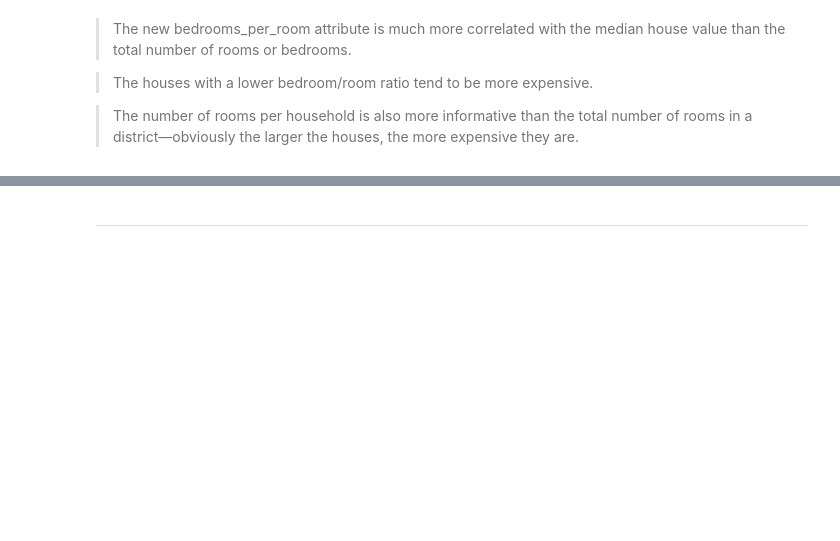
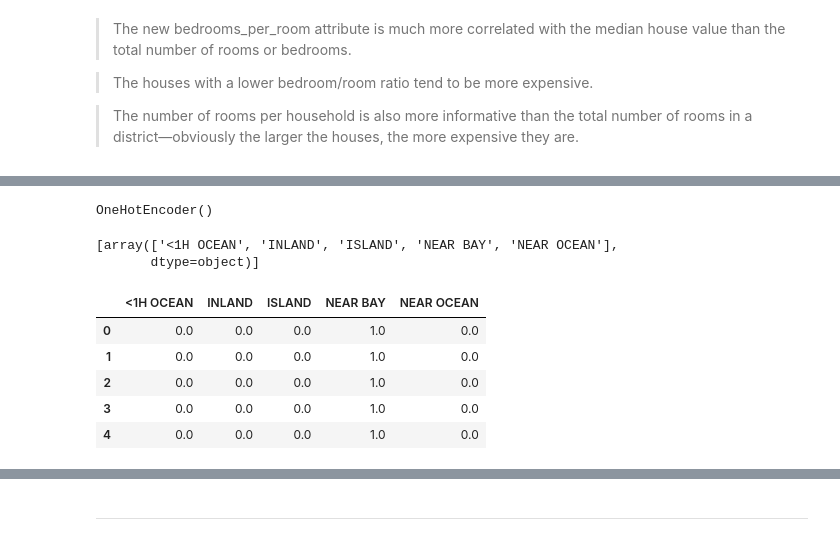
Before and after one commit to Shriram-Vibhute/House_Price_Prediction, a Jupyter notebook: project.ipynb, the cells around one changed output, grey strips where cells are left out. Saved outputs shown, nothing was run; the diff lists cells and outputs as text; code cells hidden in the pictures; blank space fills up the shorter version.

```diff
--- a/project.ipynb
+++ b/project.ipynb
@@ -229,8 +283,10 @@ temp_housing['total_bedrooms'].isna().values.sum()
 > # **FEATURE ENGINEERING**
 
 > Performing Attribute Combinations
+# %%
+temp_housing3 = temp_housing2.copy()
 # %%
-temp_housing["rooms_per_house"] = temp_housing["total_rooms"] / temp_housing["households"]
-temp_housing["people_per_house"] = temp_housing["population"] / temp_housing["households"]
-temp_housing["bedrooms_ratio"] = temp_housing["total_bedrooms"] / temp_housing["total_rooms"]
+temp_housing3["rooms_per_house"] = temp_housing3["total_rooms"] / temp_housing3["households"]
+temp_housing3["people_per_house"] = temp_housing3["population"] / temp_housing3["households"]
+temp_housing3["bedrooms_ratio"] = temp_housing3["total_bedrooms"] / temp_housing3["total_rooms"]
 # %%
@@ -262,0 +344,24 @@ Name: median_house_value, dtype: float64
+# %%
+from sklearn.preprocessing import OneHotEncoder
+
+ohe.fit(temp_housing4['ocean_proximity'].values.reshape(-1, 1))
+# %% [output]
+OneHotEncoder()
+# %%
+ohe.categories_
+# %% [output]
+[array(['<1H OCEAN', 'INLAND', 'ISLAND', 'NEAR BAY', 'NEAR OCEAN'],
+       dtype=object)]
+# %%
+decoded = pd.DataFrame(
+    ohe.transform(temp_housing4['ocean_proximity'].values.reshape(-1, 1)).toarray(),
+    columns=ohe.categories_
+)
+decoded.head()
+# %% [output]
+|  | <1H OCEAN | INLAND | ISLAND | NEAR BAY | NEAR OCEAN |
+| 0 | 0.0 | 0.0 | 0.0 | 1.0 | 0.0 |
+| 1 | 0.0 | 0.0 | 0.0 | 1.0 | 0.0 |
+| 2 | 0.0 | 0.0 | 0.0 | 1.0 | 0.0 |
+| 3 | 0.0 | 0.0 | 0.0 | 1.0 | 0.0 |
+| 4 | 0.0 | 0.0 | 0.0 | 1.0 | 0.0 |
```
Also changed, not shown: parts of 22 cells of this notebook.
